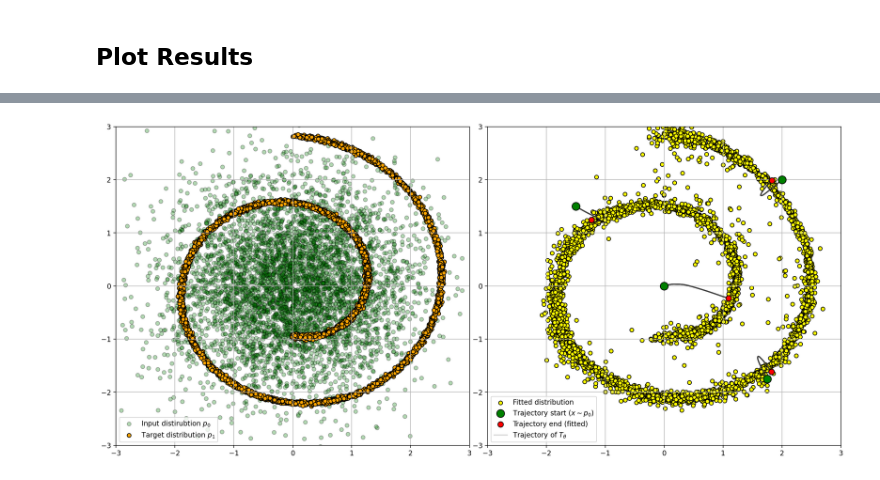
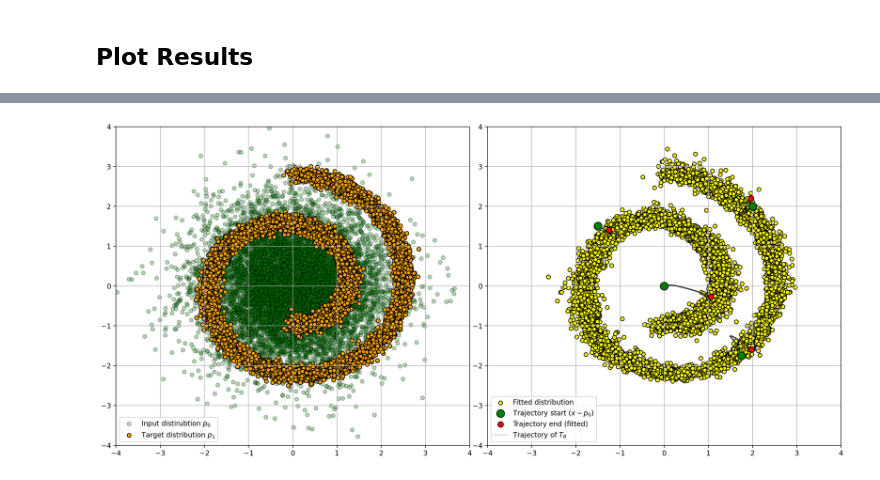
Before and after one commit to WladGrm/Bridge_Matching, a Jupyter notebook: Bridge matching.ipynb, the cells around one changed output, grey strips where cells are left out. Saved outputs shown, nothing was run; the diff lists cells and outputs as text; code cells hidden in the pictures.

```diff
--- a/Bridge matching.ipynb
+++ b/Bridge matching.ipynb
@@ -17,8 +17,8 @@ from BM import MLP, SDE_Solver, train_velocity_forward, sample_2d_gaussian, samp
 #======
 #Device params
 DEVICE = "cuda"
-SEED = 2024
-torch.manual_seed(SEED); np.random.seed(SEED)
+#SEED = 2024
+#torch.manual_seed(SEED); np.random.seed(SEED)
 
 #=====
 #Data params
@@ -27,15 +27,15 @@ DATA_N = 5000 #number of points
 
 #=====
 #Neural network params
-LAYER_LIST = [3, 256, 512, 256, 2]
+LAYER_LIST = [3, 256, 512, 1024, 512, 256, 2]
 L_R = 1e-3
-EPOCHES = 10000
+EPOCHES = 20000
 BATCH_SIZE = 64
 
 #======
 #SDE params
 EPS = 0 #Epsilon or variance for SDE
-STEPS = 100 #Steps for time discretization in Euler-Maruyama method
+STEPS = 1000 #Steps for time discretization in Euler-Maruyama method
 # %% [markdown]
 ## Data
 # %%
@@ -87,45 +144,47 @@ fig, axes = plt.subplots(1, 2, figsize=(15, 6.75), dpi=200)
 for ax in axes:
     ax.grid(zorder=-20)
 
-x_samples = sample_2d_gaussian(DATA_N)
-y_samples = sample_2d_swiss_roll(DATA_N, std=STD)
-trajectory, y_pred = solver.solve_printable(x_samples)
+x_samples = sample_2d_gaussian(10000)
+y_samples = sample_2d_swiss_roll(10000, std=STD)
+trajectory, y_pred = solver.solve(x_samples)
 
 tr_samples = torch.tensor([[0.0, 0.0], [1.75, -1.75], [-1.5, 1.5], [2, 2]])
 
-tr_samples = tr_samples[None].repeat(3, 1, 1).reshape(12, 2)
+tr_samples = tr_samples[None].repeat(3, 1, 1).reshape(12, 2)#12 not 4    3 not 1
 
 axes[0].scatter(x_samples[:, 0], x_samples[:, 1], alpha=0.3,
                 c="g", s=32, edgecolors="black", label = r"Input distirubtion $p_0$")
 axes[0].scatter(y_samples[:, 0], y_samples[:, 1],
                 c="orange", s=32, edgecolors="black", label = r"Target distribution $p_1$")
 
 ax.scatter(y_pred[:, 0], y_pred[:, 1],
            c="yellow", s=32, edgecolors="black", label = "Fitted distribution", zorder=1)
 
-trajectory_example, pred_example = solver.solve_printable(tr_samples)
+trajectory_example, pred_example = solver.solve(tr_samples)
+
+#print(pred_example)
 
 ax.scatter(tr_samples[:, 0], tr_samples[:, 1],
    c="g", s=128, edgecolors="black", label = r"Trajectory start ($x \sim p_0$)", zorder=3)
 
 ax.scatter(trajectory_example[:, -1, 0], trajectory_example[:, -1, 1],
    c="red", s=64, edgecolors="black", label = r"Trajectory end (fitted)", zorder=3)
 
 for i in range(12):
     ax.plot(trajectory_example[i, ::1, 0], trajectory_example[i, ::1, 1], "black", markeredgecolor="black",
          linewidth=1.5, zorder=2)
     if i == 0:
         ax.plot(trajectory_example[i, ::1, 0], trajectory_example[i, ::1, 1], "grey", markeredgecolor="black",
                  linewidth=0.5, zorder=2, label=r"Trajectory of $T_{\theta}$")
     else:
         ax.plot(trajectory_example[i, ::1, 0], trajectory_example[i, ::1, 1], "grey", markeredgecolor="black",
                  linewidth=0.5, zorder=2)
 
 for ax in axes:
-    ax.set_xlim([-3, 3])
-    ax.set_ylim([-3, 3])
+    ax.set_xlim([-4, 4])
+    ax.set_ylim([-4, 4])
     ax.legend(loc="lower left")
 
 fig.tight_layout(pad=0.1)
 # %% [output]
-[figure, old version]
+[figure, new version]
```
Also changed, not shown: parts of 3 cells of this notebook, 3 other files.
